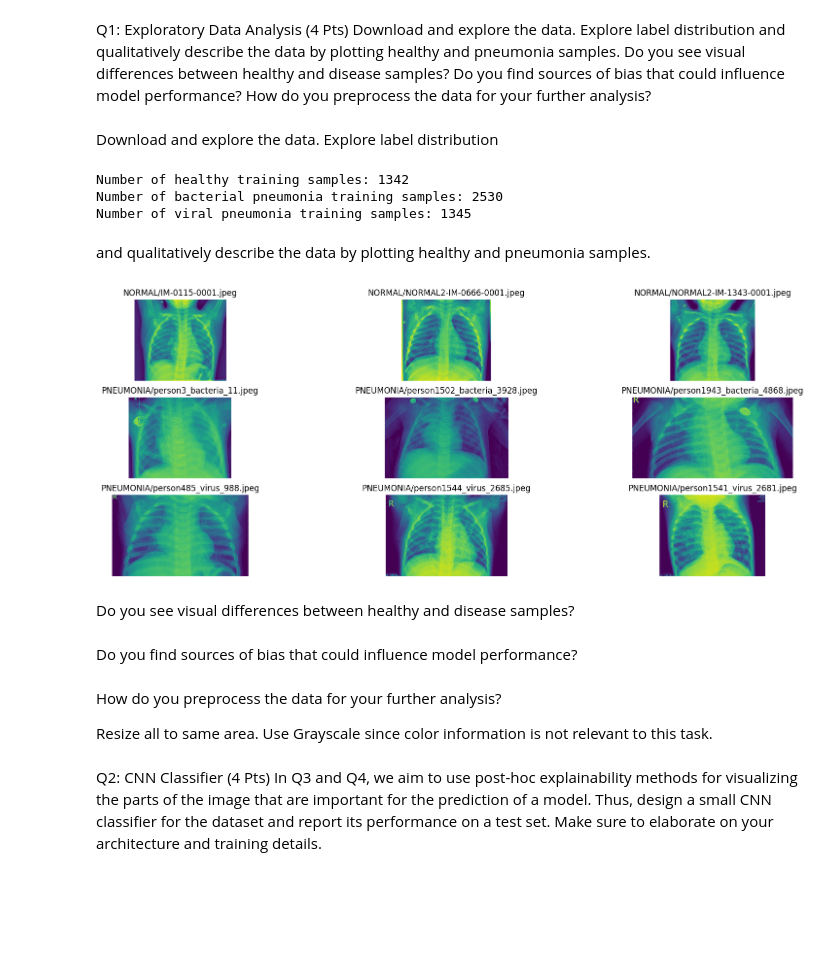
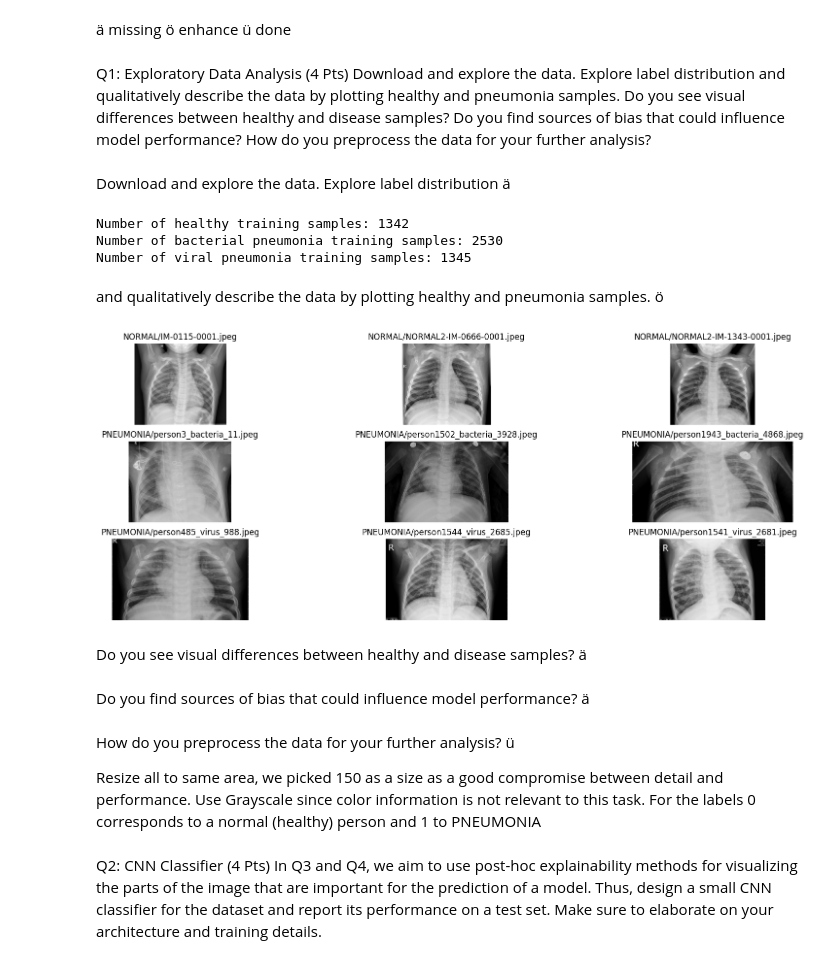
Before and after one commit to impossibleobject/23fs_mlhc_p1, a Jupyter notebook: part2.ipynb, the cells around one changed output. Cells and saved outputs as stored; diff of their text form; code cells hidden in the pictures; blank space fills up the shorter version.

```diff
--- a/part2.ipynb
+++ b/part2.ipynb
@@ -35,3 +39,7 @@ import keras_tuner as kt
+# %% [markdown]
+ä missing
+ö enhance
+ü done
 # %% [markdown]
 Q1: Exploratory Data Analysis (4 Pts)
 Download and explore the data. Explore label distribution and qualitatively describe the data by
@@ -39,7 +47,7 @@ plotting healthy and pneumonia samples. Do you see visual differences between he
 disease samples? Do you find sources of bias that could influence model performance? How do
 you preprocess the data for your further analysis?
 # %% [markdown]
-Download and explore the data. Explore label distribution
+Download and explore the data. Explore label distribution ä
 # %%
 def count_samples(dir_path, filter_phrase=""):
     count = 0
@@ -63,47 +71,47 @@ Number of healthy training samples: 1342
 Number of bacterial pneumonia training samples: 2530
 Number of viral pneumonia training samples: 1345
 # %% [markdown]
-and qualitatively describe the data by plotting healthy and pneumonia samples.
+and qualitatively describe the data by plotting healthy and pneumonia samples. ö
 # %%
 def plot_image_rows(file_names, columns=3):
     #plot images corresponding to list of file names in a horizontal row
     plt.figure(figsize=(20,10))
 
     for i, name in enumerate(file_names):
         #create subplots to match grid
         plt.subplot(len(file_names) // columns + 1, columns, i + 1)
-        plt.imshow(plt.imread(name))
+        plt.imshow(plt.imread(name), cmap='gray')
         plt.axis('off')
         #get title
         title = str.split(name, '/')
         plt.title(title[2] + "/" + title[3])
 
 
 BASEPATH_0 = "chest_xray/train/NORMAL/"
 BASEPATH_1 = "chest_xray/train/PNEUMONIA/"
 file_names = [
     BASEPATH_0 + "IM-0115-0001.jpeg",
     BASEPATH_0 + "NORMAL2-IM-0666-0001.jpeg",
     BASEPATH_0 + "NORMAL2-IM-1343-0001.jpeg",
 
     BASEPATH_1 + "person3_bacteria_11.jpeg",
     BASEPATH_1 + "person1502_bacteria_3928.jpeg",
     BASEPATH_1 + "person1943_bacteria_4868.jpeg",
 
     BASEPATH_1 + "person485_virus_988.jpeg",
     BASEPATH_1 + "person1544_virus_2685.jpeg",
     BASEPATH_1 + "person1541_virus_2681.jpeg",
 ]
 
 plot_image_rows(file_names)
 # %% [output]
-[figure, old version]
+[figure, new version]
 # %% [markdown]
-Do you see visual differences between healthy and disease samples?
+Do you see visual differences between healthy and disease samples? ä
 # %% [markdown]
-Do you find sources of bias that could influence model performance?
+Do you find sources of bias that could influence model performance? ä
 # %% [markdown]
-How do you preprocess the data for your further analysis?
+How do you preprocess the data for your further analysis? ü
 
-Resize all to same area. Use Grayscale since color information is not relevant to this task.
+Resize all to same area, we picked 150 as a size as a good compromise between detail and performance. Use Grayscale since color information is not relevant to this task. For the labels 0 corresponds to a normal (healthy) person and 1 to PNEUMONIA
 # %%
```
Also changed, not shown: parts of 11 cells of this notebook.
